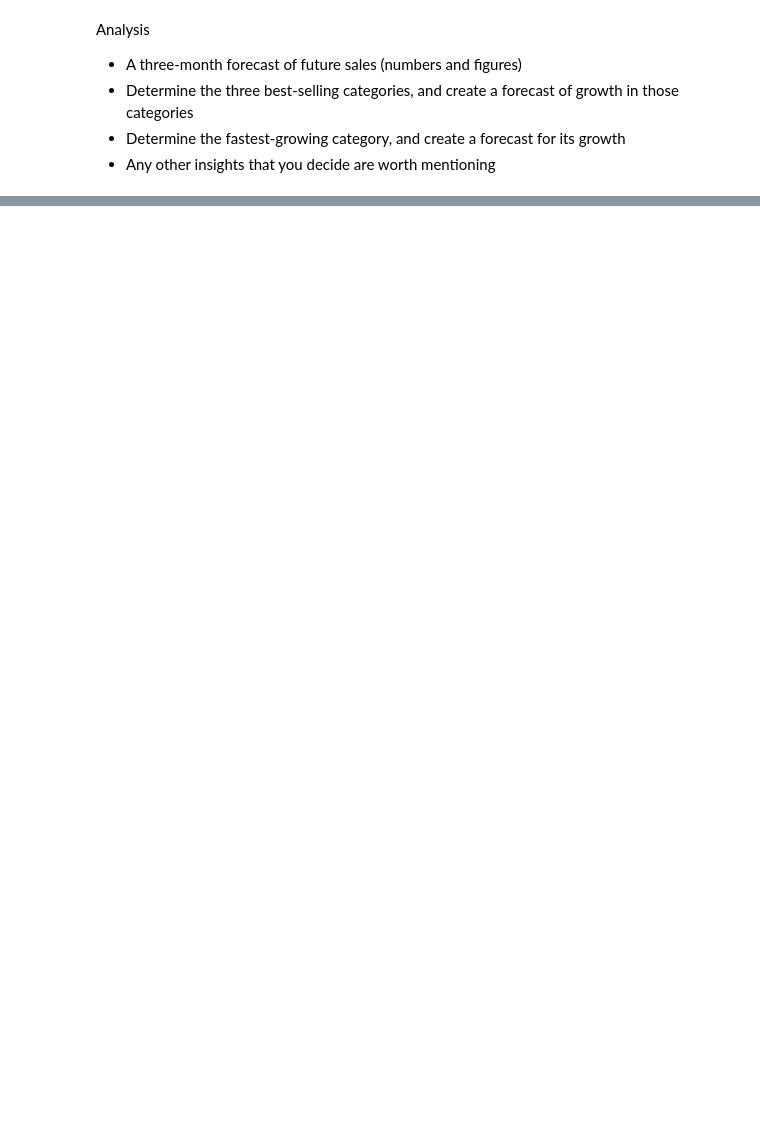
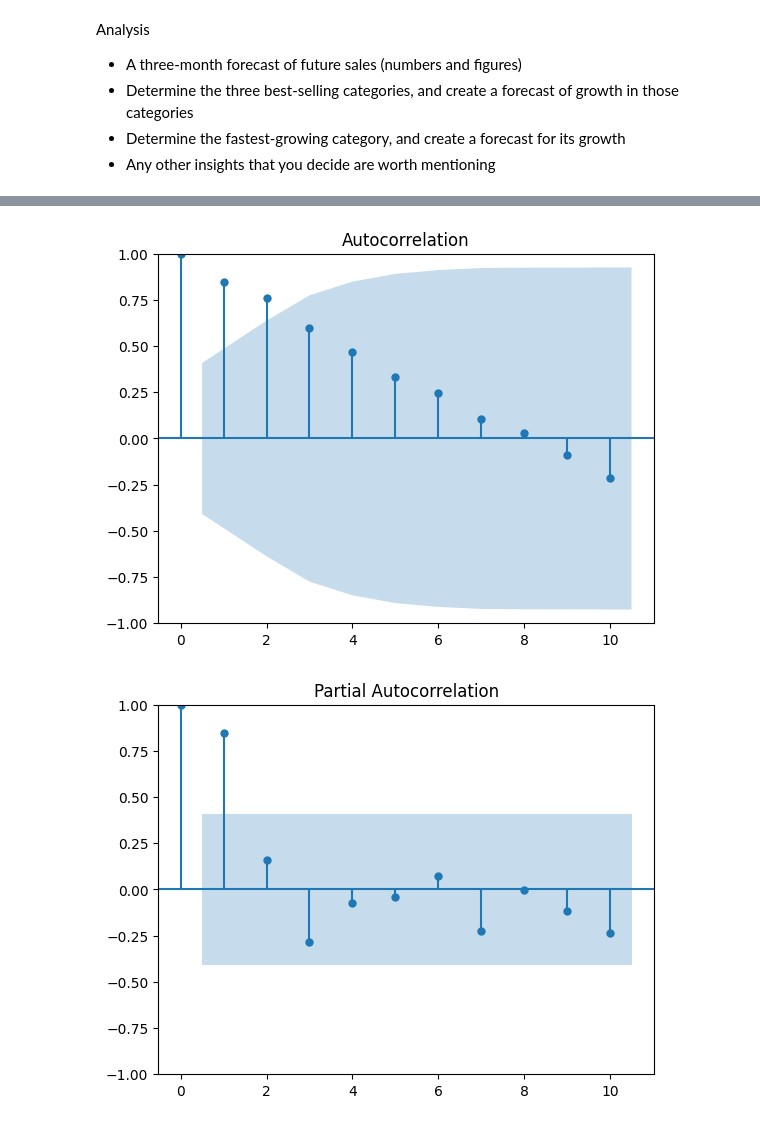
Before and after one commit to josh97ellis/econ8310-business-forecasting, a Jupyter notebook: Midterm Project/olist_forecasting.ipynb, the cells around one changed output, grey strips where cells are left out. Drawn from its saved outputs; the diff is of its cells as text; code cells hidden in the pictures; blank space fills up the shorter version.

```diff
--- a/Midterm Project/olist_forecasting.ipynb
+++ b/Midterm Project/olist_forecasting.ipynb
@@ -28,0 +53,34 @@ px.line(daily_sales, x='order_purchase_timestamp', y='price')
+# %%
+# Calculate Monthly Sales
+monthly_sales = (
+    orders.select(['order_id', 'order_purchase_timestamp'])
+    .join(
+        order_items.select(['order_id', 'price']),
+        on='order_id')
+    .with_columns(
+        (pl.col('order_purchase_timestamp').str.strptime(pl.Datetime).cast(pl.Date).dt.truncate("1mo").alias('purchase_month')))
+    .drop(columns=['order_purchase_timestamp', 'order_id'])
+    .groupby('purchase_month')
+    .agg(pl.col('price').sum().alias('monthly_sales'))
+    .sort('purchase_month')
+    .filter(pl.col('purchase_month') < '2018-09-01')
+    .to_pandas()
+)
+
+# Plot monthly sales
+fig = px.line(
+    monthly_sales, x='purchase_month', y='monthly_sales',
+    template='simple_white', width=900, height=400,
+    markers=True,
+    labels={
+        'purchase_month': 'Purchase Month',
+        'monthly_sales': 'Revenue'},
+    title='Monthly Sales Volume'
+)
+
+fig.update_traces(
+    line_color='#B22222',
+    line_width=2
+)
+
+fig.show()
@@ -28,0 +110,10 @@ px.line(daily_sales, x='order_purchase_timestamp', y='price')
+# %%
+from statsmodels.graphics.tsaplots import plot_pacf, plot_acf
+
+data = np.array(monthly_sales.drop(columns='purchase_month')['monthly_sales'])
+
+fig_acf = plot_acf(data, lags=10)
+fig_pacf = plot_pacf(data, lags=10, method='ywm')
+# %% [output]
+[figure, added]
+[figure, added]
```
Also changed, not shown: parts of 24 cells of this notebook.
